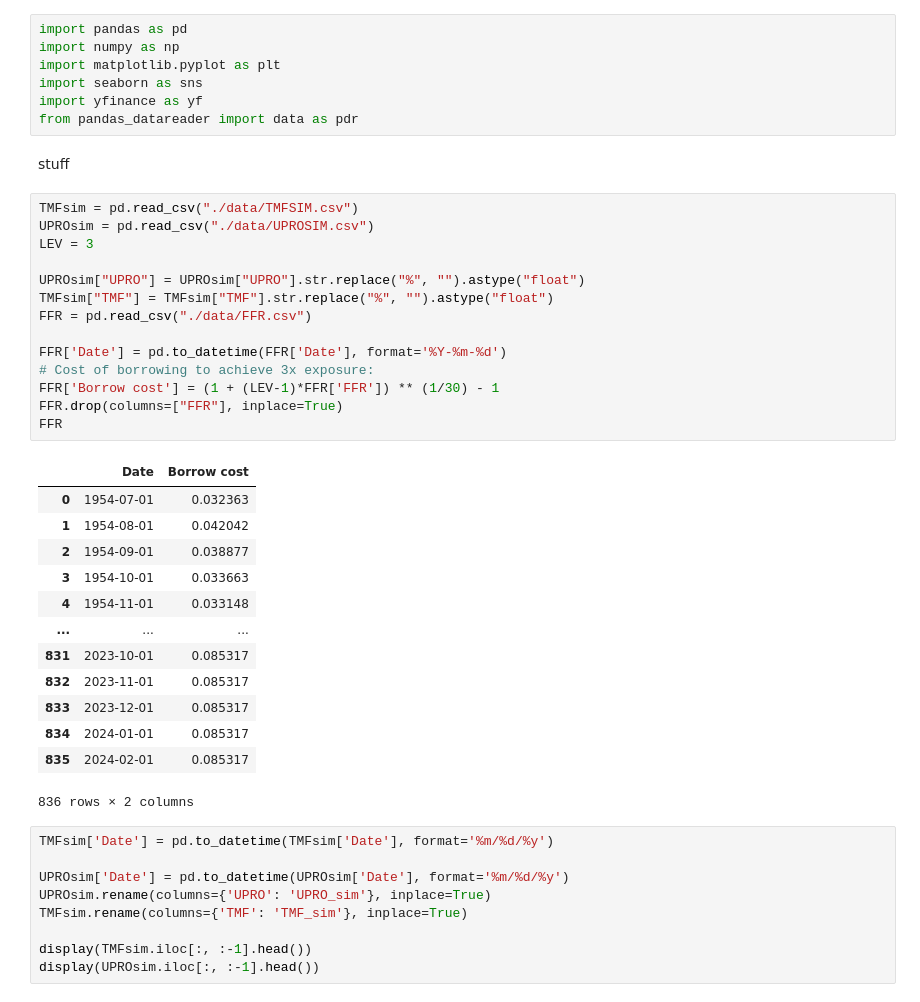
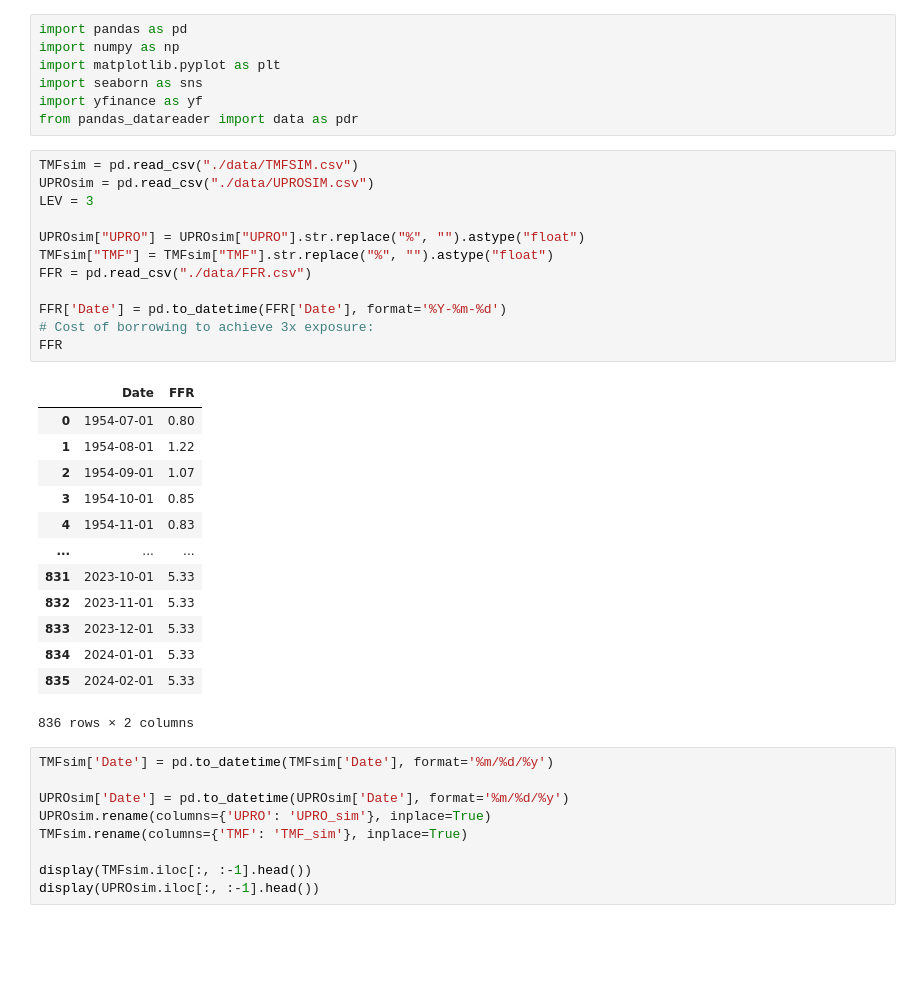
Before and after one commit to oTaira/BTBJ, a Jupyter notebook: BTBJ.ipynb, the cells around one changed output. Saved outputs shown, nothing was run; the diff lists cells and outputs as text; blank space fills up the shorter version.

```diff
--- a/BTBJ.ipynb
+++ b/BTBJ.ipynb
@@ -5,35 +5,31 @@ import matplotlib.pyplot as plt
 import seaborn as sns
 import yfinance as yf
 from pandas_datareader import data as pdr
-# %% [markdown]
-stuff
 # %%
 TMFsim = pd.read_csv("./data/TMFSIM.csv")
 UPROsim = pd.read_csv("./data/UPROSIM.csv")
 LEV = 3
 
 UPROsim["UPRO"] = UPROsim["UPRO"].str.replace("%", "").astype("float")
 TMFsim["TMF"] = TMFsim["TMF"].str.replace("%", "").astype("float")
 FFR = pd.read_csv("./data/FFR.csv")
 
 FFR['Date'] = pd.to_datetime(FFR['Date'], format='%Y-%m-%d')
 # Cost of borrowing to achieve 3x exposure:
-FFR['Borrow cost'] = (1 + (LEV-1)*FFR['FFR']) ** (1/30) - 1
-FFR.drop(columns=["FFR"], inplace=True)
 FFR
 # %% [output]
-|  | Date | Borrow cost |
-| 0 | 1954-07-01 | 0.032363 |
-| 1 | 1954-08-01 | 0.042042 |
-| 2 | 1954-09-01 | 0.038877 |
-| 3 | 1954-10-01 | 0.033663 |
-| 4 | 1954-11-01 | 0.033148 |
+|  | Date | FFR |
+| 0 | 1954-07-01 | 0.80 |
+| 1 | 1954-08-01 | 1.22 |
+| 2 | 1954-09-01 | 1.07 |
+| 3 | 1954-10-01 | 0.85 |
+| 4 | 1954-11-01 | 0.83 |
 | ... | ... | ... |
-| 831 | 2023-10-01 | 0.085317 |
-| 832 | 2023-11-01 | 0.085317 |
-| 833 | 2023-12-01 | 0.085317 |
-| 834 | 2024-01-01 | 0.085317 |
-| 835 | 2024-02-01 | 0.085317 |
+| 831 | 2023-10-01 | 5.33 |
+| 832 | 2023-11-01 | 5.33 |
+| 833 | 2023-12-01 | 5.33 |
+| 834 | 2024-01-01 | 5.33 |
+| 835 | 2024-02-01 | 5.33 |
 836 rows × 2 columns
 # %%
 TMFsim['Date'] = pd.to_datetime(TMFsim['Date'], format='%m/%d/%y')
```
Also changed, not shown: parts of 40 cells of this notebook.
